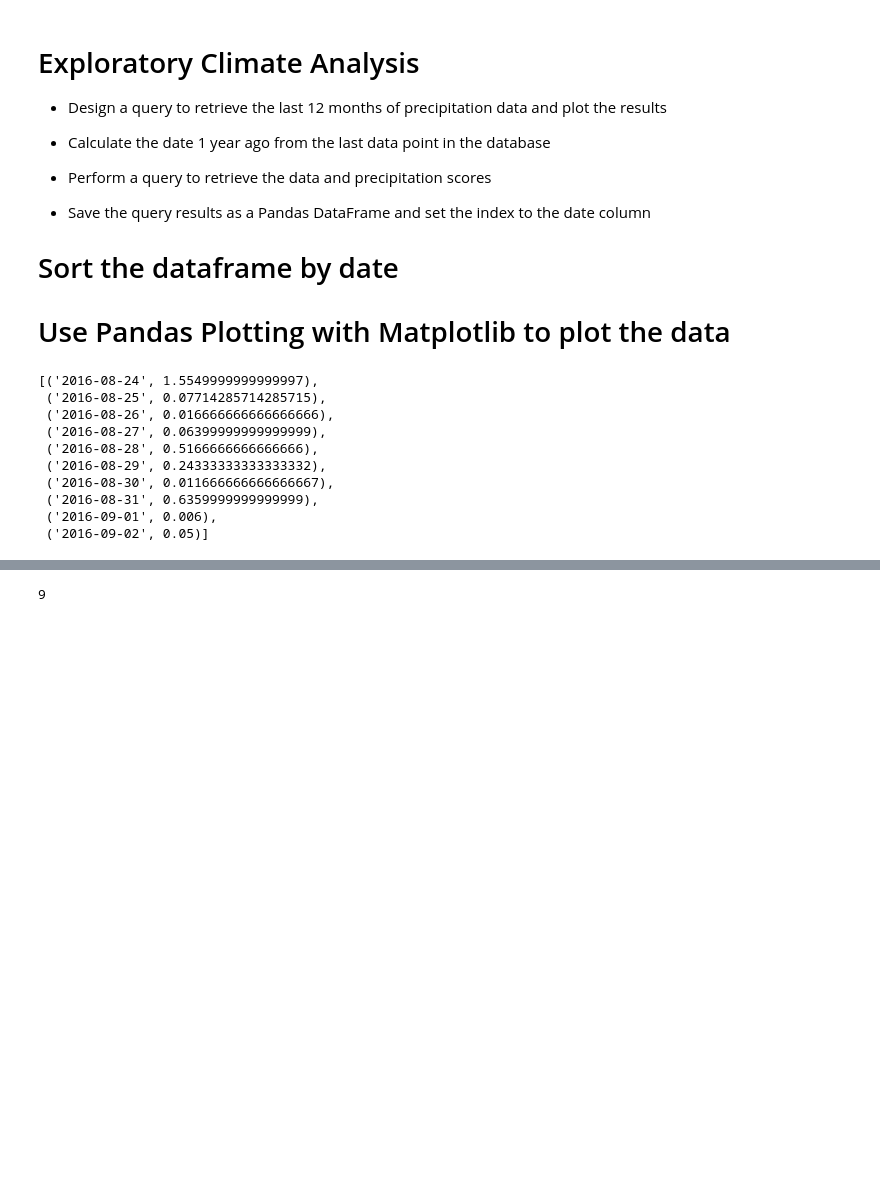
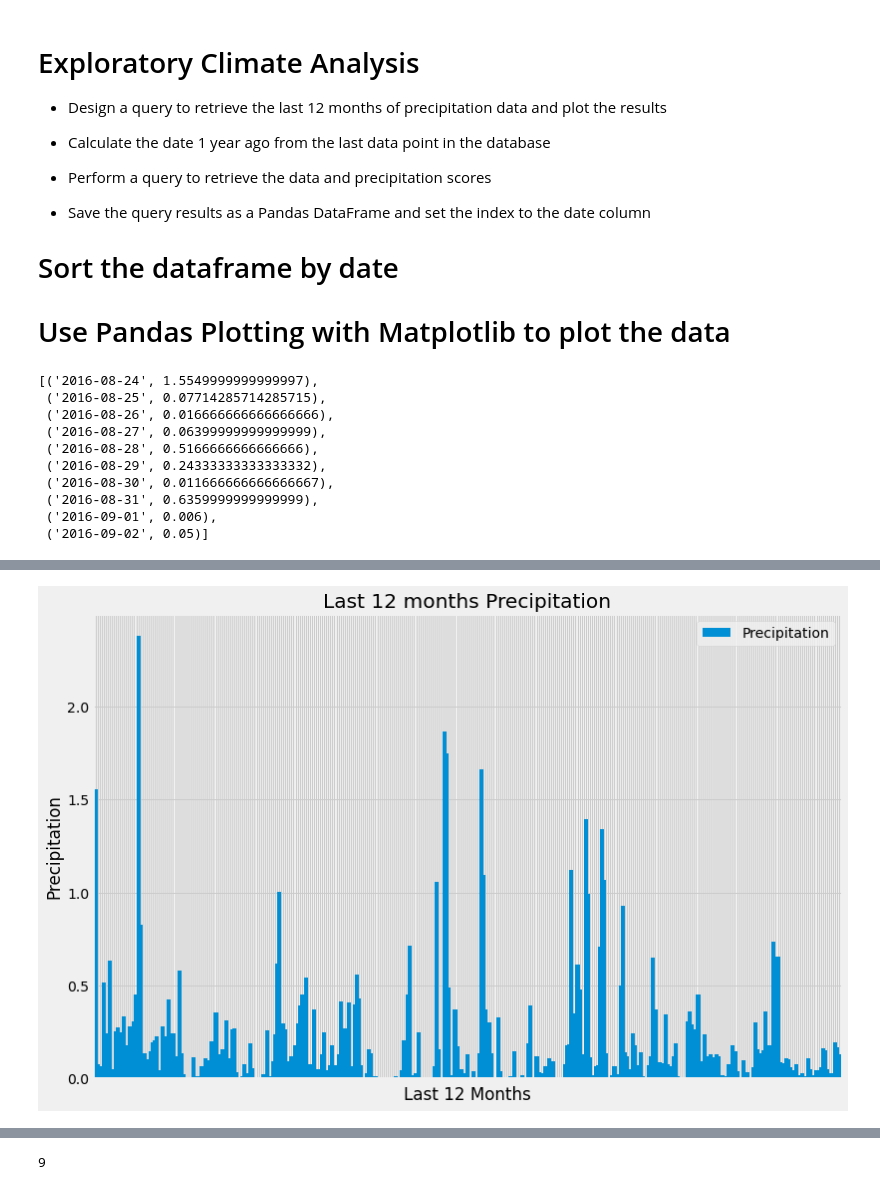
Before and after one commit to carlosalzate74/alchemy-flask-challenge, a Jupyter notebook: climate_starter.ipynb, the cells around one changed output, grey strips where cells are left out. Saved outputs shown, nothing was run; the diff lists cells and outputs as text; code cells hidden in the pictures; blank space fills up the shorter version.

Commit message:
Adding tobs stats and charts

```diff
--- a/climate_starter.ipynb
+++ b/climate_starter.ipynb
@@ -52,16 +55,21 @@ session = Session(engine)
 # %%
 # Use Pandas to calcualte the summary statistics for the precipitation data
 
-last_date = session.query(Measurement.date).order_by(Measurement.date.desc()).first().date
+last_date = (
+    session.query(Measurement.date).order_by(Measurement.date.desc()).first().date
+)
 # last_date
 
-last_12_mo = dt.datetime.strptime(last_date, '%Y-%m-%d') - dt.timedelta(days=365)
-#last_12_mo
+last_12_mo = dt.datetime.strptime(last_date, "%Y-%m-%d") - dt.timedelta(days=365)
+# last_12_mo
 
-stats = session.query(Measurement.date, func.avg(Measurement.prcp)).\
-                    filter(Measurement.date >= last_12_mo).\
-                    group_by(Measurement.date).all()
-stats[:10]
+prcp_stats = (
+    session.query(Measurement.date, func.avg(Measurement.prcp))
+    .filter(Measurement.date >= last_12_mo)
+    .group_by(Measurement.date)
+    .all()
+)
+prcp_stats[:10]
 # %% [output]
 [('2016-08-24', 1.5549999999999997),
  ('2016-08-25', 0.07714285714285715),
@@ -73,3 +81,8 @@ stats[:10]
  ('2016-08-31', 0.6359999999999999),
  ('2016-09-01', 0.006),
  ('2016-09-02', 0.05)]
+# %%
+# Precipitation Dataframe
+prcp_df = pd.DataFrame(prcp_stats, columns=["Date", "Precipitation"])
+prcp_df.set_index("Date", inplace=True)
+prcp_df.head()
@@ -75,0 +97,12 @@ stats[:10]
+# %%
+# Precipitation Bar Chart
+ax = prcp_df.plot(kind="bar", figsize=(12, 8), width=2)
+ax.xaxis.set_major_formatter(plt.NullFormatter())
+plt.xlabel("Last 12 Months")
+plt.ylabel("Precipitation")
+plt.title("Last 12 months Precipitation")
+plt.grid(True)
+plt.savefig("images/prcp.png")
+plt.show()
+# %% [output]
+[figure, added]
```
Also changed, not shown: parts of 11 cells of this notebook, 4 other files.
